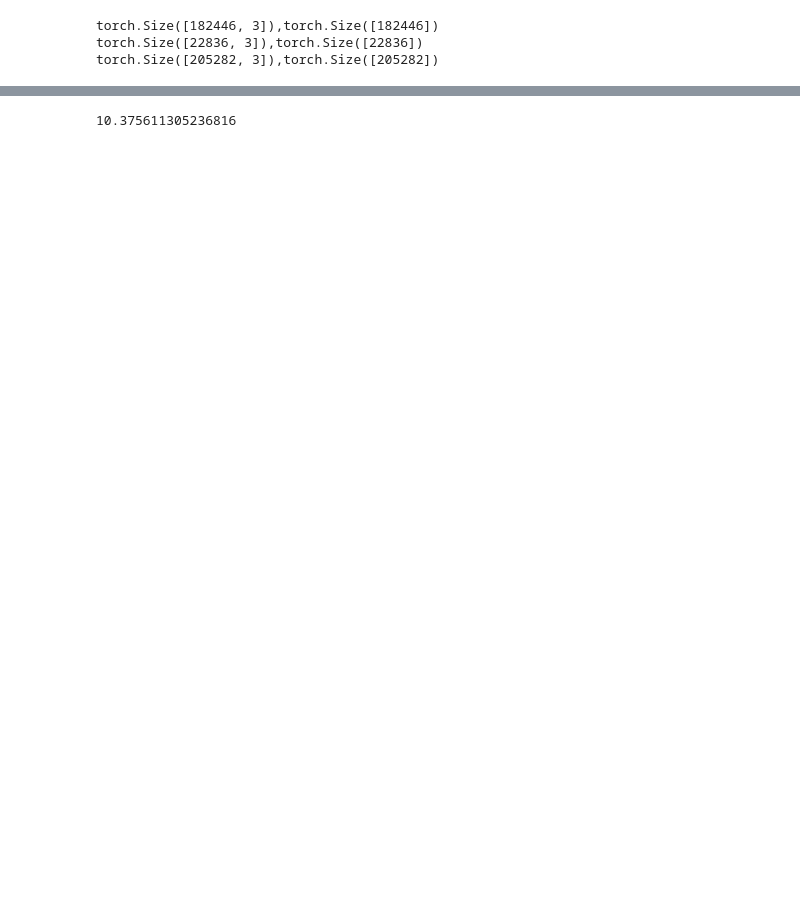
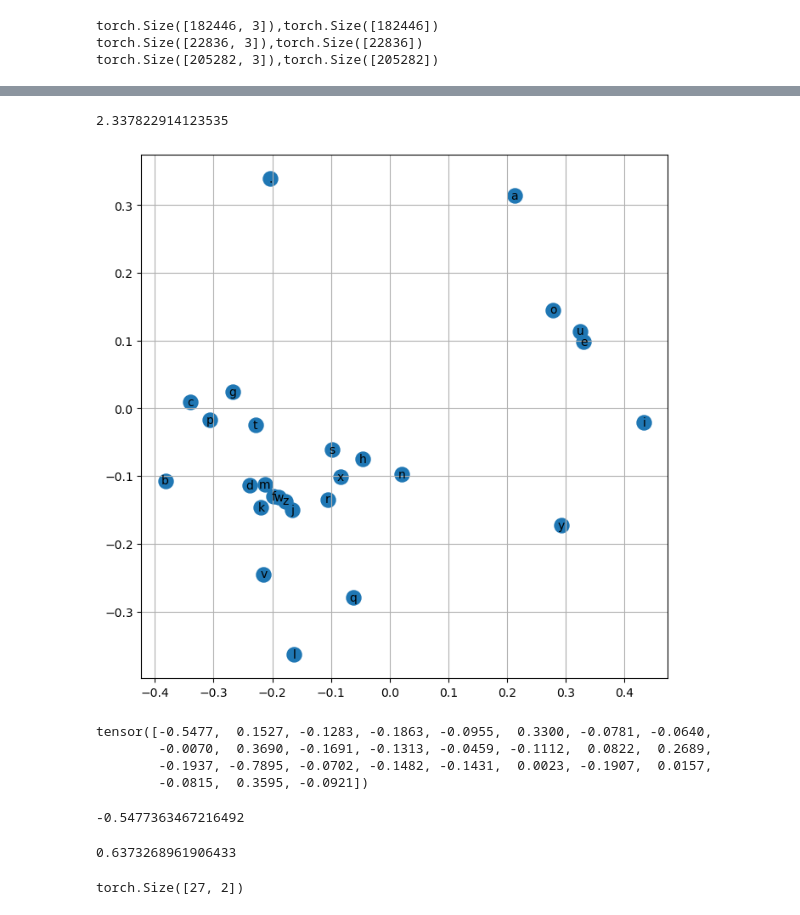
Before and after one commit to Thilipan55/Ngram-model-mathi-yosi, a Jupyter notebook: Bigram-yosi-v2.ipynb, the cells around one changed output, grey strips where cells are left out. Saved outputs shown, nothing was run; the diff lists cells and outputs as text; code cells hidden in the pictures; blank space fills up the shorter version.

```diff
--- a/Bigram-yosi-v2.ipynb
+++ b/Bigram-yosi-v2.ipynb
@@ -469,10 +471,38 @@ loss : 2.72139573097229
 # %%
 #validation loss
-embed = c[xdev] #input layer
+embed = lt[xdev] #input layer
 m = embed.view(-1,6) @ W1 + b1 #hidden layer
 h = torch.tanh(m) #act function
 logi = h @ W2 + b2
 losse = F.cross_entropy(logi,ydev)
 print(losse.item())
 # %% [output]
-10.375611305236816
+2.337822914123535
+# %%
+plt.figure(figsize = (8,8))
+plt.scatter(lt[:,0].data, lt[:,1].data, s=150)
+for i in range(27):
+    plt.text(lt[i,0].item(), lt[i,1].item(), itos[i], ha = "center", va = "center")
+plt.grid('minor')
+plt.show()
+# %% [output]
+[figure, added]
+# %%
+lt[:,0].data #takes all rows and first col of the 2 col in the dim table and .data takes the value and not the grad
+# %% [output]
+tensor([-0.5477,  0.1527, -0.1283, -0.1863, -0.0955,  0.3300, -0.0781, -0.0640,
+        -0.0070,  0.3690, -0.1691, -0.1313, -0.0459, -0.1112,  0.0822,  0.2689,
+        -0.1937, -0.7895, -0.0702, -0.1482, -0.1431,  0.0023, -0.1907,  0.0157,
+        -0.0815,  0.3595, -0.0921])
+# %%
+lt[0,0].item()
+# %% [output]
+-0.5477363467216492
+# %%
+lt[0,1].item()
+# %% [output]
+0.6373268961906433
+# %%
+lt.shape
+# %% [output]
+torch.Size([27, 2])
```
Also changed, not shown: parts of 16 cells of this notebook.
